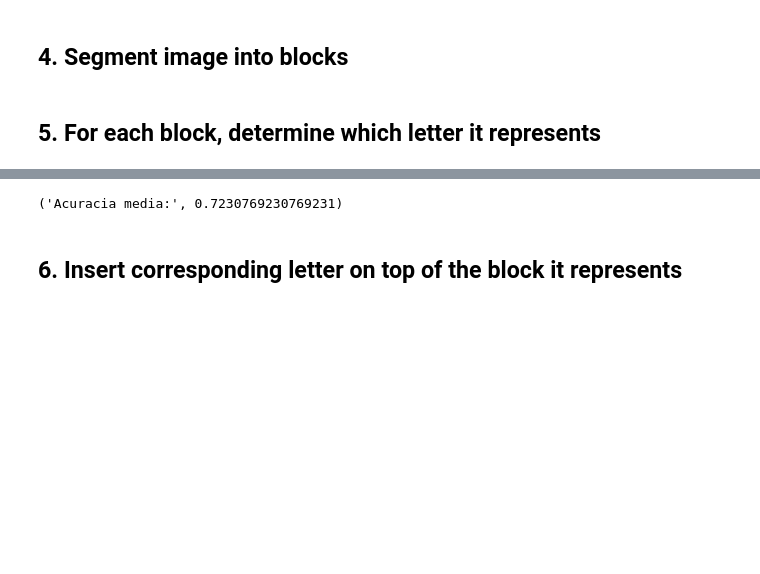
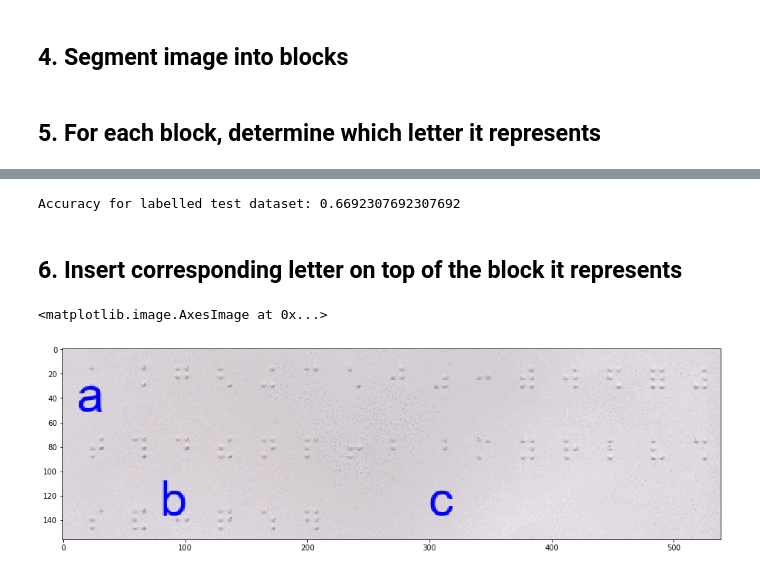
Before and after one commit to lucasturci/BrailleTextTranslator, a Jupyter notebook: Report.ipynb, the cells around one changed output, grey strips where cells are left out. Cells and saved outputs as stored; diff of their text form; code cells hidden in the pictures; blank space fills up the shorter version.

Commit message:
adjust to display final image in google colab

```diff
--- a/Report.ipynb
+++ b/Report.ipynb
@@ -257,28 +256,30 @@ for i in X:
 x = np.asarray(x)
 y = np.asarray(Y)
 # %%
-from sklearn.model_selection import train_test_split
-from sklearn.neural_network import MLPClassifier
-from sklearn.metrics import accuracy_score
-
-x_train, x_test, y_train, y_test = train_test_split(x, y, test_size=0.25)
+x_train, x_test, y_train, y_test = train_test_split(x, y, test_size=0.25, stratify=y)
 
 clf = MLPClassifier(hidden_layer_sizes=(50,50), max_iter=500, tol=1e-3)
 clf.fit(x_train, y_train)
 y_pred = clf.predict(x_test)
 
-"Acuracia media:", accuracy_score(y_test, y_pred)
+print("Accuracy for labelled test dataset:", accuracy_score(y_test, y_pred))
 # %% [output]
-('Acuracia media:', 0.7230769230769231)
+Accuracy for labelled test dataset: 0.6692307692307692
 # %% [markdown]
 ## 6. Insert corresponding letter on top of the block it represents
 # %%
 ## Draws the letters on top of the boxes
-positions = [(12, 15, 'a'), (80, 100, 'b')]
+positions = [(12, 15, 'a'), (80, 100, 'b'), (300, 100, 'c')]
 
 img = Image.open(filename).convert('RGBA')
 d = ImageDraw.Draw(img)
 fnt = ImageFont.truetype('arial.ttf', 40)
+
 for x, y, c in positions:
 	d.text((x, y), "" + c, font=fnt, fill=(0, 0, 255, 255))
-img.show()
+
+plt.figure(figsize=(16,8))
+plt.imshow(img)
+# %% [output]
+<matplotlib.image.AxesImage at 0x...>
+[figure, added]
```
Also changed, not shown: parts of 11 cells of this notebook.
